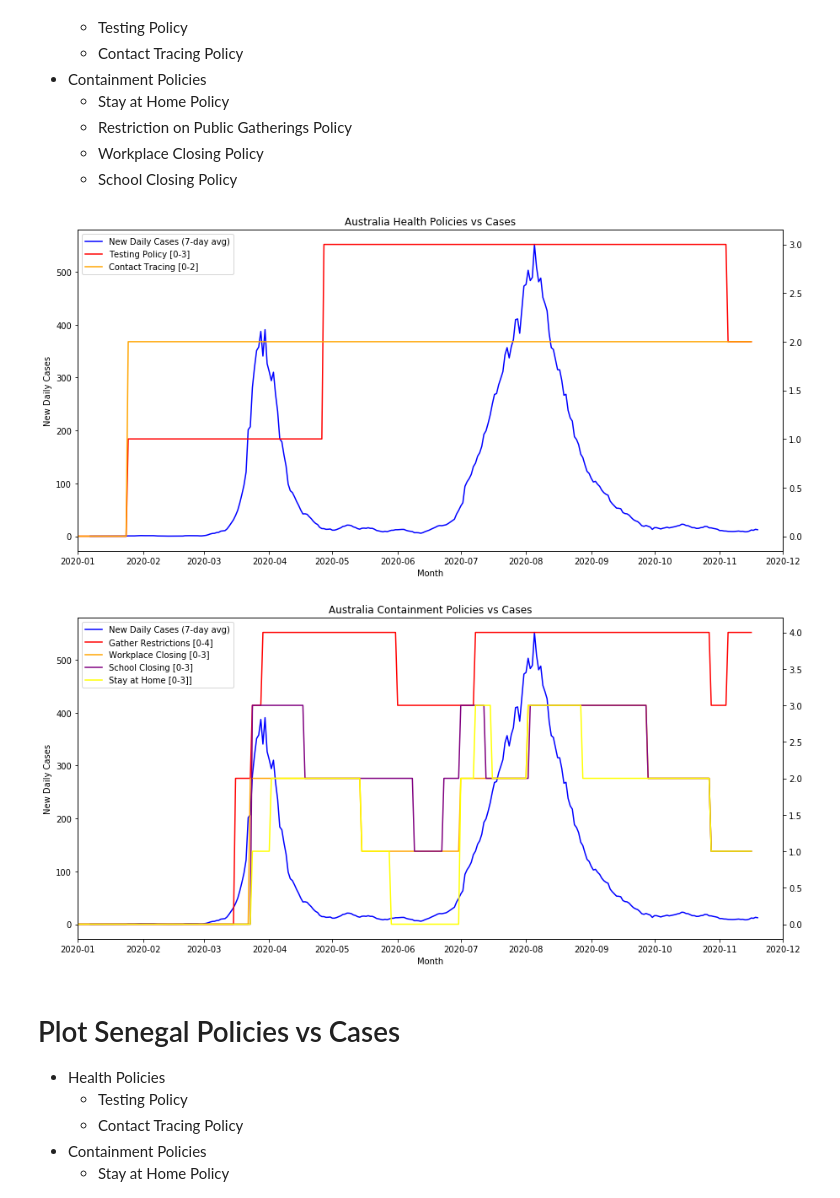
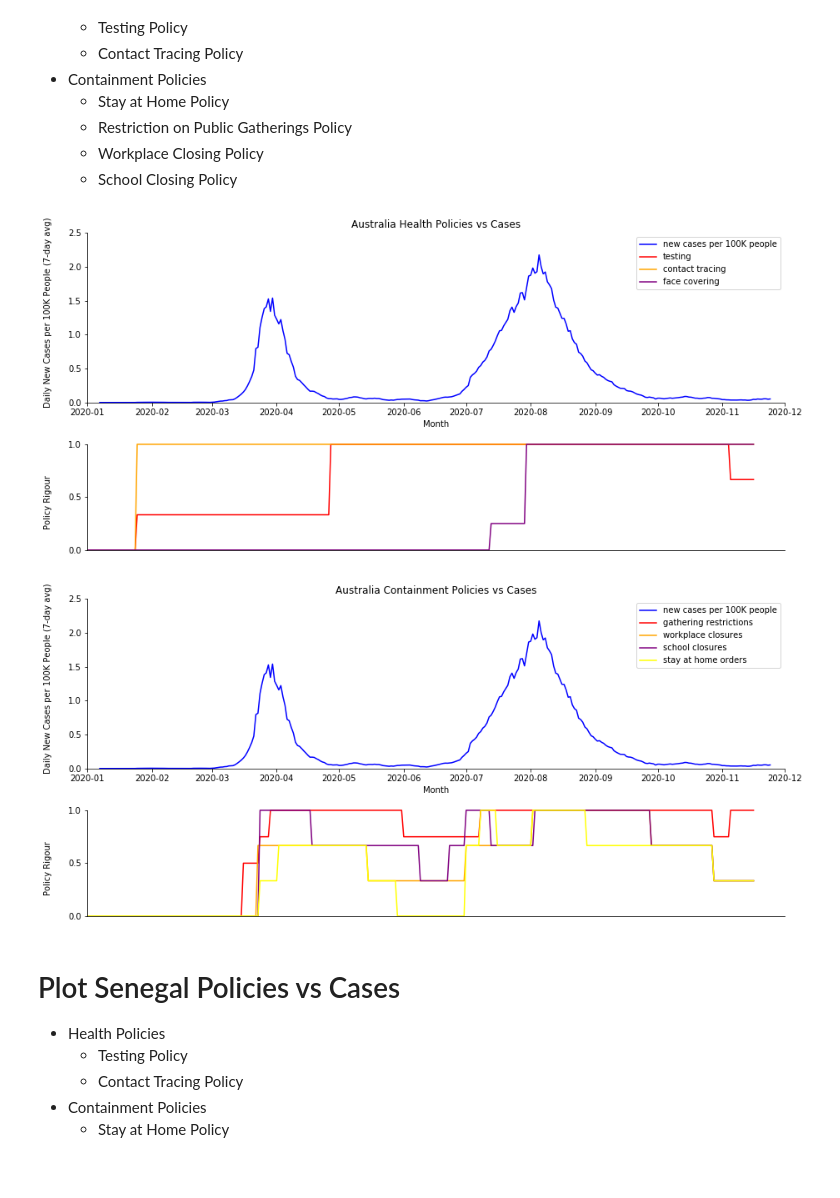
Before and after one commit to UCSD-ECE143-2020FALL-TEAM24/CovidPolicyAnalysis, a Jupyter notebook: ECE 143 COVID-19 Government Policy Analysis.ipynb, the cells around one changed output. Drawn from its saved outputs; the diff is of its cells as text; code cells hidden in the pictures; blank space fills up the shorter version.

Commit message:
Add files via upload
normalized data, added facial covering data, refined plots

```diff
--- a/ECE 143 COVID-19 Government Policy Analysis.ipynb
+++ b/ECE 143 COVID-19 Government Policy Analysis.ipynb
@@ -20,6 +20,12 @@ epi_data = pd.read_csv("https://storage.googleapis.com/covid19-open-data/v2/epid
 
 gr_data = pd.read_csv("https://storage.googleapis.com/covid19-open-data/v2/oxford-government-response.csv",
                       keep_default_na=False, na_values=[""], parse_dates=['date'], index_col=['date'])
+
+demo_data = pd.read_csv("https://storage.googleapis.com/covid19-open-data/v2/demographics.csv",
+                       keep_default_na=False, na_values=[""])
+
+xls = pd.ExcelFile("https://github.com/OxCGRT/covid-policy-tracker/raw/master/data/timeseries/OxCGRT_timeseries_all.xlsx")
+fc_data = pd.read_excel(xls, 'h6_facial_coverings')
 # %% [markdown]
 ## Get Specific Country Dataframes to work with
 * Need epidemiology dataframe for each country
@@ -55,8 +61,36 @@ sn_gr_df = gr_data[(gr_data.key) == 'SN']
 eg_gr_df = gr_data[(gr_data.key) == 'EG']
 cn_gr_df = gr_data[(gr_data.key) == 'CN']
 
+# face covering data
+
+us_fc_df = fc_data[(fc_data.country_code) == 'USA'].drop(columns=['country_code', 'country_name']).T
+au_fc_df = fc_data[(fc_data.country_code) == 'AUS'].drop(columns=['country_code', 'country_name']).T
+sn_fc_df = fc_data[(fc_data.country_code) == 'SEN'].drop(columns=['country_code', 'country_name']).T
+eg_fc_df = fc_data[(fc_data.country_code) == 'EGY'].drop(columns=['country_code', 'country_name']).T
+cn_fc_df = fc_data[(fc_data.country_code) == 'CHN'].drop(columns=['country_code', 'country_name']).T
+
+def fc_data_processing(data):
+    data.columns = ['face_covering']
+    data.index.name = 'date'
+    data.index = pd.to_datetime(us_fc_df.index)
+    return data
+
+us_fc_df = fc_data_processing(us_fc_df)
+au_fc_df = fc_data_processing(au_fc_df)
+sn_fc_df = fc_data_processing(sn_fc_df)
+eg_fc_df = fc_data_processing(eg_fc_df)
+cn_fc_df = fc_data_processing(cn_fc_df)
+
+# demographic data
+
+us_demo_df = demo_data[(demo_data.key == 'US')]
+au_demo_df = demo_data[(demo_data.key == 'AU')]
+sn_demo_df = demo_data[(demo_data.key == 'SN')]
+eg_demo_df = demo_data[(demo_data.key == 'EG')]
+cn_demo_df = demo_data[(demo_data.key == 'CN')]
+
 # Can visualize the data frames
-# display(us_epi_df)
+# display(us_demo_df)
 # %% [markdown]
 # Create necessary Data for Plotting
 # %%
@@ -170,11 +258,11 @@ plot_containment_policies(us_epi_df, us_gr_df, 'US')
     - Workplace Closing Policy
     - School Closing Policy
 # %%
-plot_health_policies(au_epi_df, au_gr_df, 'Australia')
-plot_containment_policies(au_epi_df, au_gr_df, 'Australia')
+plot_health_policies(au_epi_df, au_gr_df, au_fc_df, au_demo_df, 'Australia')
+plot_containment_policies(au_epi_df, au_gr_df, au_demo_df, 'Australia')
 # %% [output]
-[figure, old version]
+[figure, new version]
-[figure, old version]
+[figure, new version]
 # %% [markdown]
 # Plot Senegal Policies vs Cases
 - Health Policies
```
Also changed, not shown: parts of 6 cells of this notebook.
